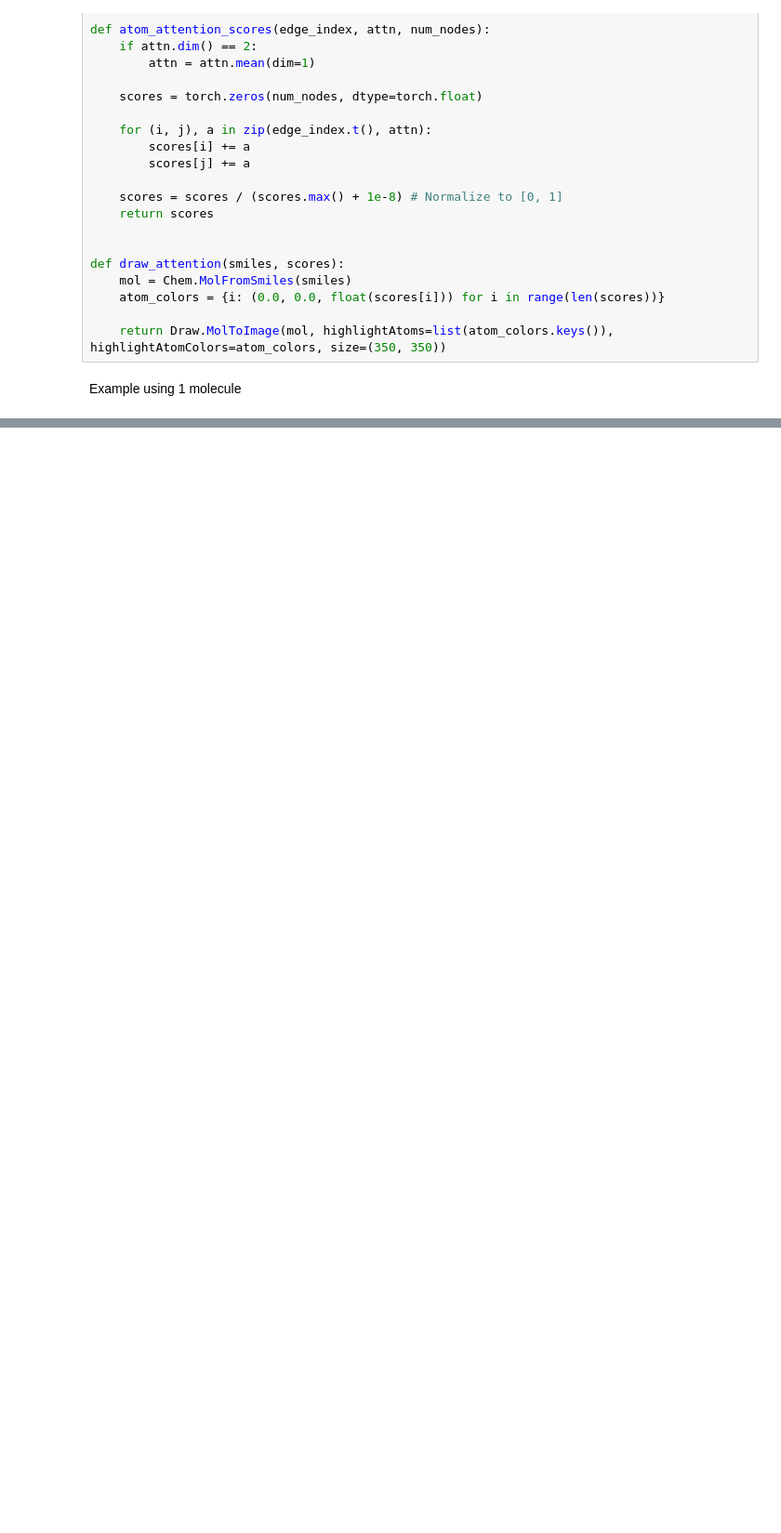
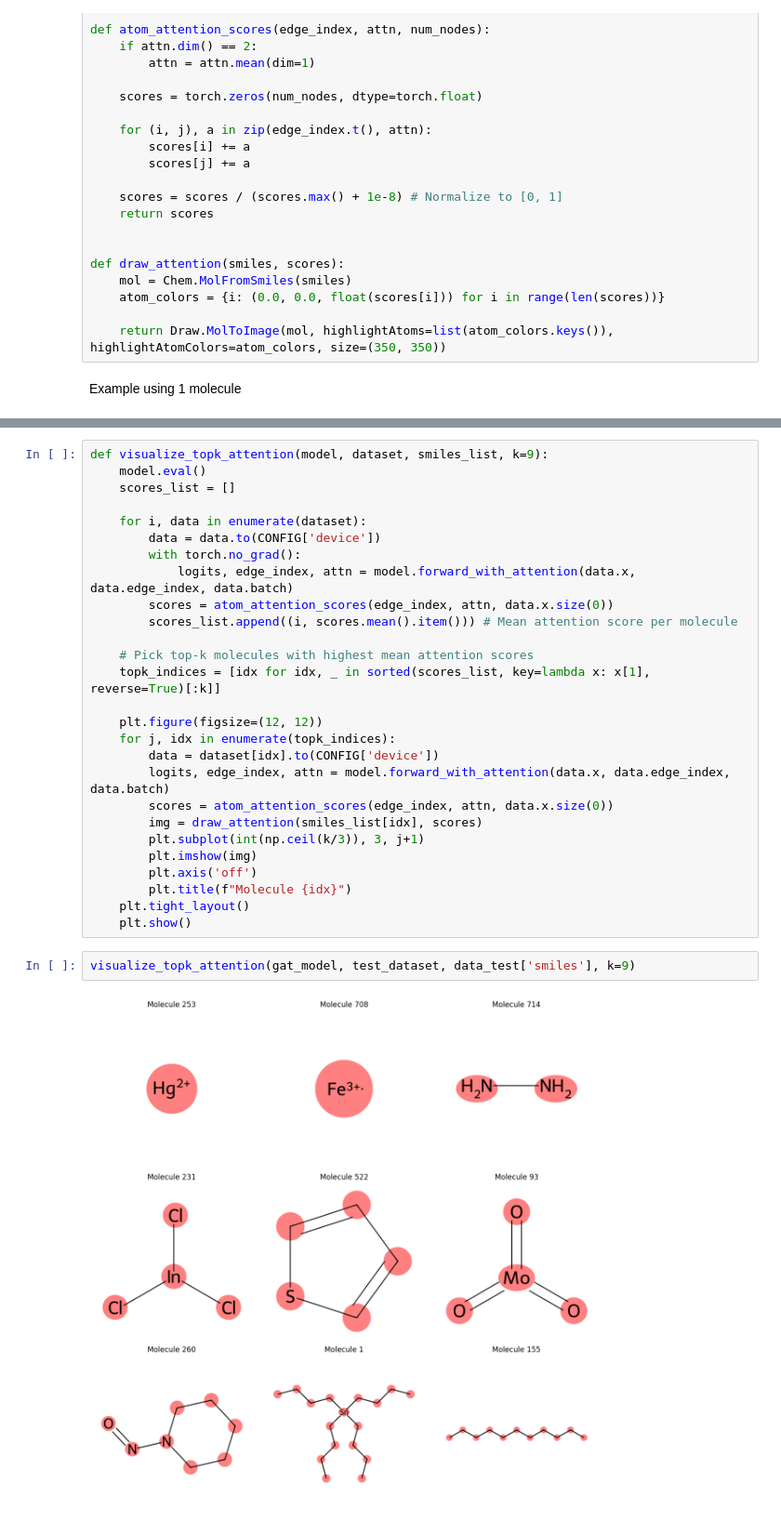
Before and after one commit to goIsaiah/ToxicityPredictor, a Jupyter notebook: ToxicityPredictor_GNNs.ipynb, the cells around one changed output, grey strips where cells are left out. Shown at 93% size. Cells and saved outputs as stored; diff of their text form; blank space fills up the shorter version.

Commit message:
Highlighting attention scores using RdKit

```diff
--- a/ToxicityPredictor_GNNs.ipynb
+++ b/ToxicityPredictor_GNNs.ipynb
@@ -551 +553,32 @@ img
 [figure]
+# %%
+def visualize_topk_attention(model, dataset, smiles_list, k=9):
+    model.eval()
+    scores_list = []
+
+    for i, data in enumerate(dataset):
+        data = data.to(CONFIG['device'])
+        with torch.no_grad():
+            logits, edge_index, attn = model.forward_with_attention(data.x, data.edge_index, data.batch)
+        scores = atom_attention_scores(edge_index, attn, data.x.size(0))
+        scores_list.append((i, scores.mean().item())) # Mean attention score per molecule
+
+    # Pick top-k molecules with highest mean attention scores
+    topk_indices = [idx for idx, _ in sorted(scores_list, key=lambda x: x[1], reverse=True)[:k]]
+
+    plt.figure(figsize=(12, 12))
+    for j, idx in enumerate(topk_indices):
+        data = dataset[idx].to(CONFIG['device'])
+        logits, edge_index, attn = model.forward_with_attention(data.x, data.edge_index, data.batch)
+        scores = atom_attention_scores(edge_index, attn, data.x.size(0))
+        img = draw_attention(smiles_list[idx], scores)
+        plt.subplot(int(np.ceil(k/3)), 3, j+1)
+        plt.imshow(img)
+        plt.axis('off')
+        plt.title(f"Molecule {idx}")
+    plt.tight_layout()
+    plt.show()
+# %%
+visualize_topk_attention(gat_model, test_dataset, data_test['smiles'], k=9)
+# %% [output]
+[figure, added]
```
Also changed, not shown: parts of 12 cells of this notebook, 2 other files.
